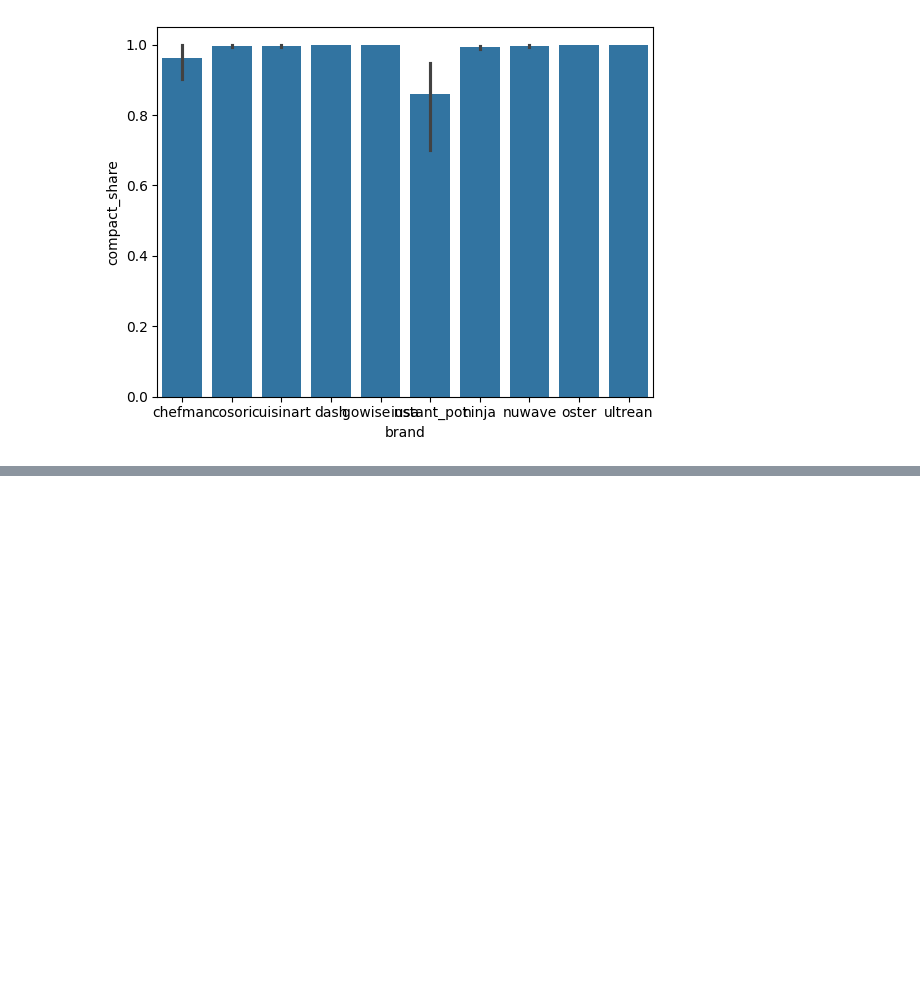
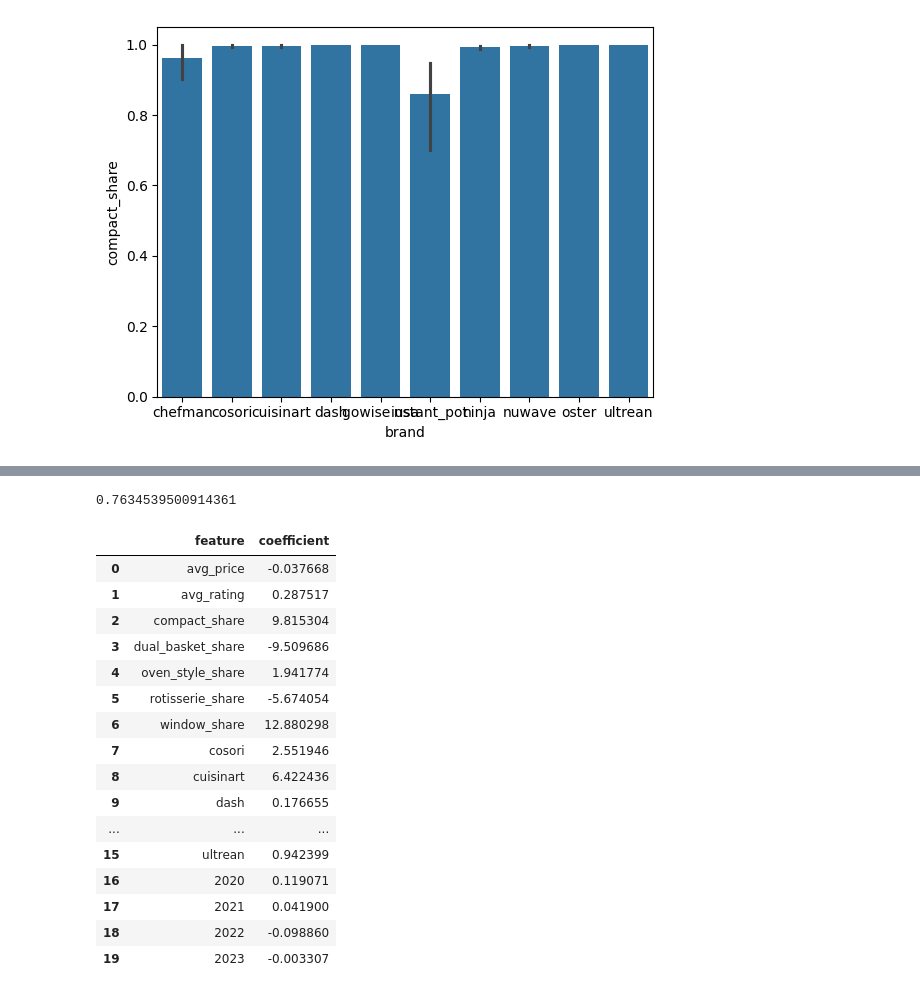
Before and after one commit to natchan19/MLFinalProject, a Jupyter notebook: Chloe_Work.ipynb, the cells around one changed output, grey strips where cells are left out. Saved outputs shown, nothing was run; the diff lists cells and outputs as text; code cells hidden in the pictures; blank space fills up the shorter version.

```diff
--- a/Chloe_Work.ipynb
+++ b/Chloe_Work.ipynb
@@ -152,5 +152,34 @@ Questions:
 
 This part of the work is the **data scientist** role: turning the cleaned data into a model that can be used for prediction and interpretation.
+# %%
+# Number 6
+model.score(X, y)
+# %% [output]
+0.7634539500914361
+# %%
+coef_df = pd.DataFrame({
+    "feature": X.columns,
+    "coefficient": model.coef_
+})
+coef_df
+# %% [output]
+|  | feature | coefficient |
+| 0 | avg_price | -0.037668 |
+| 1 | avg_rating | 0.287517 |
+| 2 | compact_share | 9.815304 |
+| 3 | dual_basket_share | -9.509686 |
+| 4 | oven_style_share | 1.941774 |
+| 5 | rotisserie_share | -5.674054 |
+| 6 | window_share | 12.880298 |
+| 7 | cosori | 2.551946 |
+| 8 | cuisinart | 6.422436 |
+| 9 | dash | 0.176655 |
+| ... | ... | ... |
+| 15 | ultrean | 0.942399 |
+| 16 | 2020 | 0.119071 |
+| 17 | 2021 | 0.041900 |
+| 18 | 2022 | -0.098860 |
+| 19 | 2023 | -0.003307 |
 # %%
 from sklearn.linear_model import LinearRegression
 
```
Also changed, not shown: parts of 3 cells of this notebook, 1 other file.
